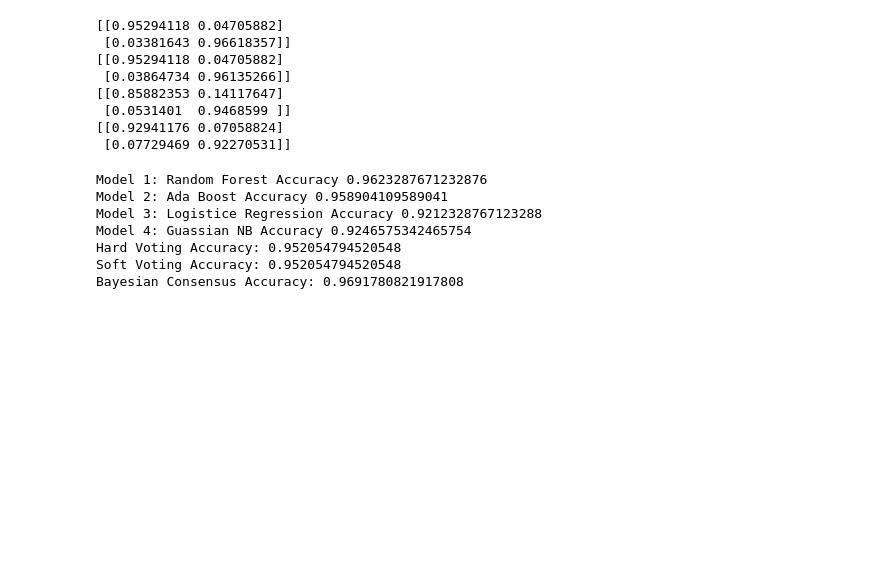
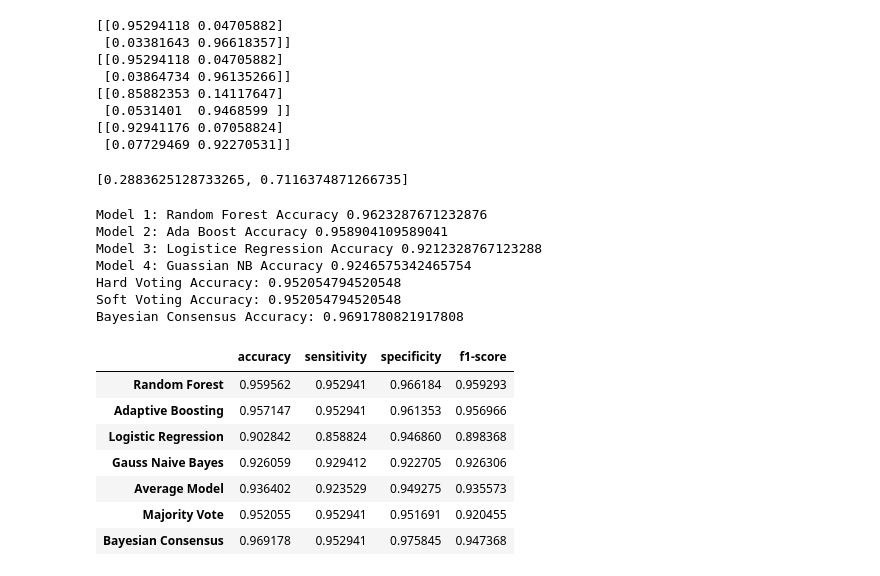
Before and after one commit to LukasPad/Data-Fusion-Group-Project, a Jupyter notebook: voting/voting.ipynb, the cells around one changed output. Saved outputs shown, nothing was run; the diff lists cells and outputs as text; code cells hidden in the pictures; blank space fills up the shorter version.

```diff
--- a/voting/voting.ipynb
+++ b/voting/voting.ipynb
@@ -129,6 +129,7 @@ print(conf4)
 sample_counts = true_labels.value_counts()
 total_samples = sample_counts[0]+sample_counts[1]
 prior_prob = [sample_counts[0]/total_samples , sample_counts[1]/total_samples]
+print(prior_prob)
 
 def Bayesian_consensus(ord_conf_matr, predictions):
     # initialize output lists
@@ -155,4 +156,6 @@ def Bayesian_consensus(ord_conf_matr, predictions):
             bayes_pred.append(0)
 
     return bayes_pred
+# %% [output]
+[0.2883625128733265, 0.7116374871266735]
 # %%
@@ -187,3 +188,25 @@ Model 4: Guassian NB Accuracy 0.9246575342465754
 Hard Voting Accuracy: 0.952054794520548
 Soft Voting Accuracy: 0.952054794520548
 Bayesian Consensus Accuracy: 0.9691780821917808
+# %%
+avg_conf = (conf1 + conf2 + conf3 + conf4)/4
+df_res = pd.DataFrame({"accuracy": [], "sensitivity": [], "specificity": [],"f1-score": []})
+labels = ["Random Forest", "Adaptive Boosting", "Logistic Regression", "Gauss Naive Bayes", "Average Model", "Majority Vote", "Bayesian Consensus"]
+conf_matrices = [conf1, conf2, conf3, conf4, avg_conf, confusion_matrix(y_test,y_pred_hard),
+                 confusion_matrix(y_test,y_pred_bayesian)]
+for x in conf_matrices:
+    acc = (x[0][0] + x[1][1]) / (x[0][0] + x[1][0] + x[0][1] + x[1][1])
+    sens = x[0][0] / (x[0][0] + x[0][1])
+    spec = x[1][1] / (x[1][0] + x[1][1])
+    f_score = (2*x[0][0]) / (2*x[0][0] + x[1][0] + x[0][1])
+    df_res = df_res.append(pd.Series([acc, sens, spec, f_score], index = df_res.columns, name = labels.pop(0)))
+df_res
+# %% [output]
+|  | accuracy | sensitivity | specificity | f1-score |
+| Random Forest | 0.959562 | 0.952941 | 0.966184 | 0.959293 |
+| Adaptive Boosting | 0.957147 | 0.952941 | 0.961353 | 0.956966 |
+| Logistic Regression | 0.902842 | 0.858824 | 0.946860 | 0.898368 |
+| Gauss Naive Bayes | 0.926059 | 0.929412 | 0.922705 | 0.926306 |
+| Average Model | 0.936402 | 0.923529 | 0.949275 | 0.935573 |
+| Majority Vote | 0.952055 | 0.952941 | 0.951691 | 0.920455 |
+| Bayesian Consensus | 0.969178 | 0.952941 | 0.975845 | 0.947368 |
```
Also changed, not shown: parts of 3 cells of this notebook.
